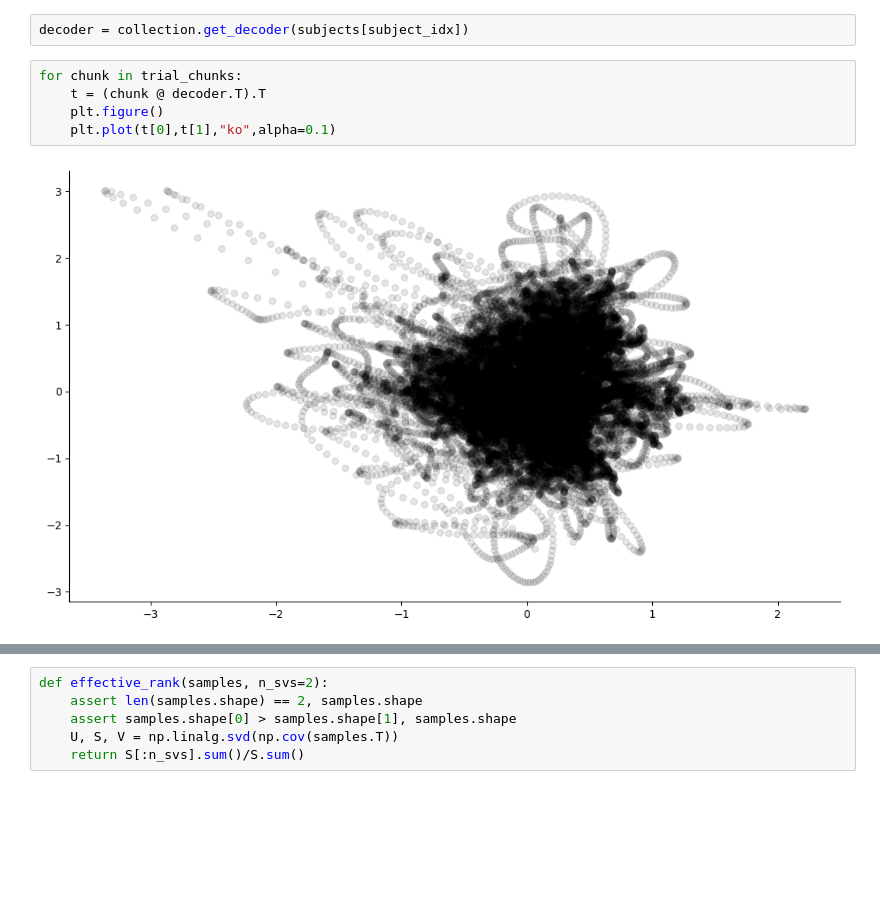
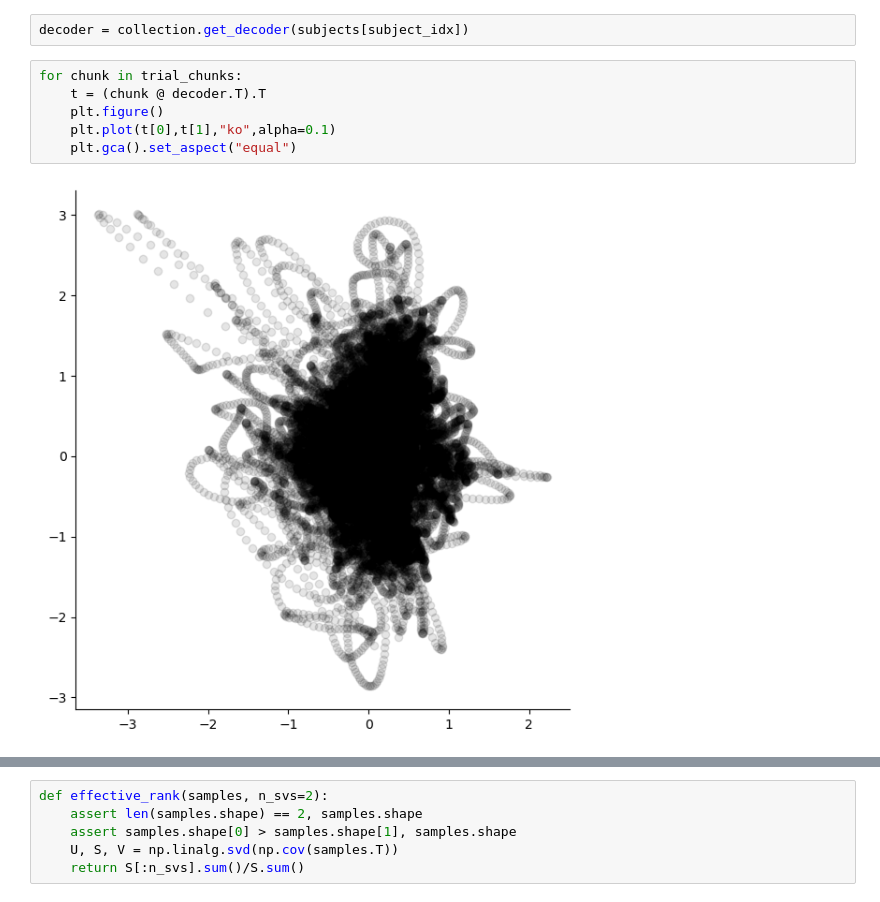
Before and after one commit to spewil/phd, a Jupyter notebook: analysis/notebooks/_basic_results/PCA_dimensionality.ipynb, the cells around one changed output, grey strips where cells are left out. Cells and saved outputs as stored; diff of their text form; blank space fills up the shorter version.

```diff
--- a/analysis/notebooks/_basic_results/PCA_dimensionality.ipynb
+++ b/analysis/notebooks/_basic_results/PCA_dimensionality.ipynb
@@ -56,7 +56,8 @@ decoder = collection.get_decoder(subjects[subject_idx])
 # %%
 for chunk in trial_chunks:
     t = (chunk @ decoder.T).T
     plt.figure()
     plt.plot(t[0],t[1],"ko",alpha=0.1)
+    plt.gca().set_aspect("equal")
 # %% [output]
-[figure, old version]
+[figure, new version]
```
Also changed, not shown: parts of 13 cells of this notebook, 25 other files.
